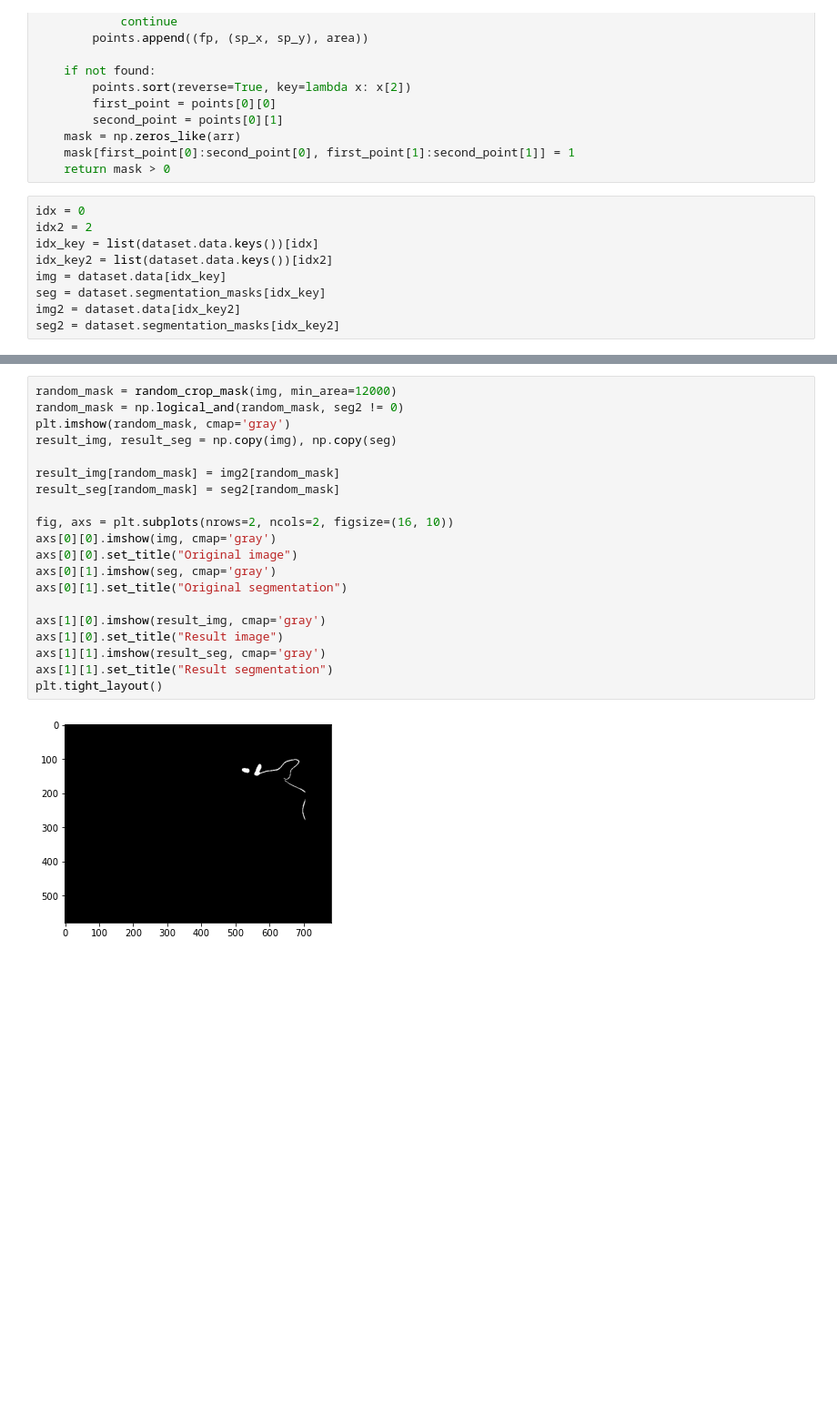
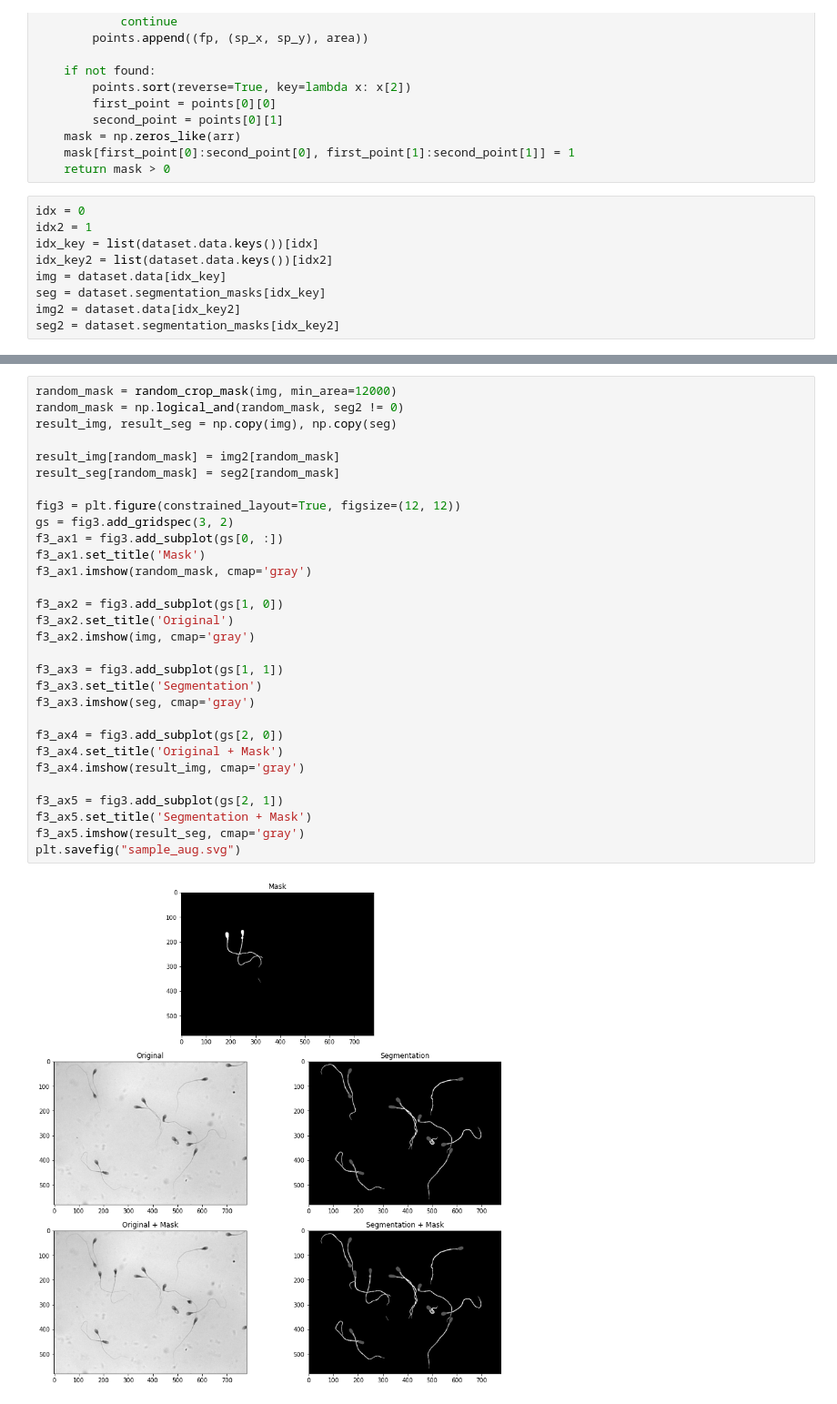
Before and after one commit to rudyn2/cc7221, a Jupyter notebook: tarea4/notebooks/data_aug.ipynb, the cells around one changed output, grey strips where cells are left out. Shown at 91% size. Saved outputs shown, nothing was run; the diff lists cells and outputs as text; blank space fills up the shorter version.

```diff
--- a/tarea4/notebooks/data_aug.ipynb
+++ b/tarea4/notebooks/data_aug.ipynb
@@ -40,7 +40,7 @@ def random_crop_mask(arr: np.ndarray, min_area: int = 9000, max_area: int = 5000
     return mask > 0
 # %%
 idx = 0
-idx2 = 2
+idx2 = 1
 idx_key = list(dataset.data.keys())[idx]
 idx_key2 = list(dataset.data.keys())[idx2]
 img = dataset.data[idx_key]
@@ -64,22 +50,32 @@ axs[1].imshow(seg2 != 0, cmap='gray')
 # %%
 random_mask = random_crop_mask(img, min_area=12000)
 random_mask = np.logical_and(random_mask, seg2 != 0)
-plt.imshow(random_mask, cmap='gray')
 result_img, result_seg = np.copy(img), np.copy(seg)
 
 result_img[random_mask] = img2[random_mask]
 result_seg[random_mask] = seg2[random_mask]
 
-fig, axs = plt.subplots(nrows=2, ncols=2, figsize=(16, 10))
-axs[0][0].imshow(img, cmap='gray')
-axs[0][0].set_title("Original image")
-axs[0][1].imshow(seg, cmap='gray')
-axs[0][1].set_title("Original segmentation")
+fig3 = plt.figure(constrained_layout=True, figsize=(12, 12))
+gs = fig3.add_gridspec(3, 2)
+f3_ax1 = fig3.add_subplot(gs[0, :])
+f3_ax1.set_title('Mask')
+f3_ax1.imshow(random_mask, cmap='gray')
 
-axs[1][0].imshow(result_img, cmap='gray')
-axs[1][0].set_title("Result image")
-axs[1][1].imshow(result_seg, cmap='gray')
-axs[1][1].set_title("Result segmentation")
-plt.tight_layout()
+f3_ax2 = fig3.add_subplot(gs[1, 0])
+f3_ax2.set_title('Original')
+f3_ax2.imshow(img, cmap='gray')
+
+f3_ax3 = fig3.add_subplot(gs[1, 1])
+f3_ax3.set_title('Segmentation')
+f3_ax3.imshow(seg, cmap='gray')
+
+f3_ax4 = fig3.add_subplot(gs[2, 0])
+f3_ax4.set_title('Original + Mask')
+f3_ax4.imshow(result_img, cmap='gray')
+
+f3_ax5 = fig3.add_subplot(gs[2, 1])
+f3_ax5.set_title('Segmentation + Mask')
+f3_ax5.imshow(result_seg, cmap='gray')
+plt.savefig("sample_aug.svg")
 # %% [output]
-[figure, old version]
+[figure, new version]
```
Also changed, not shown: parts of 3 cells of this notebook, 3 other files.
